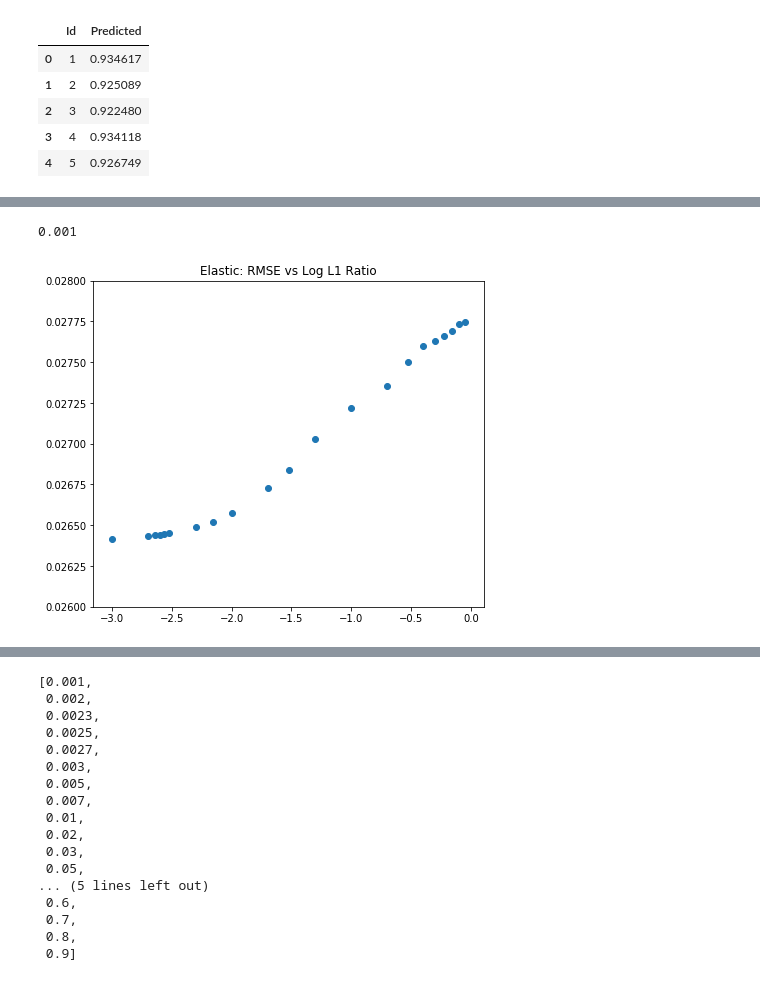
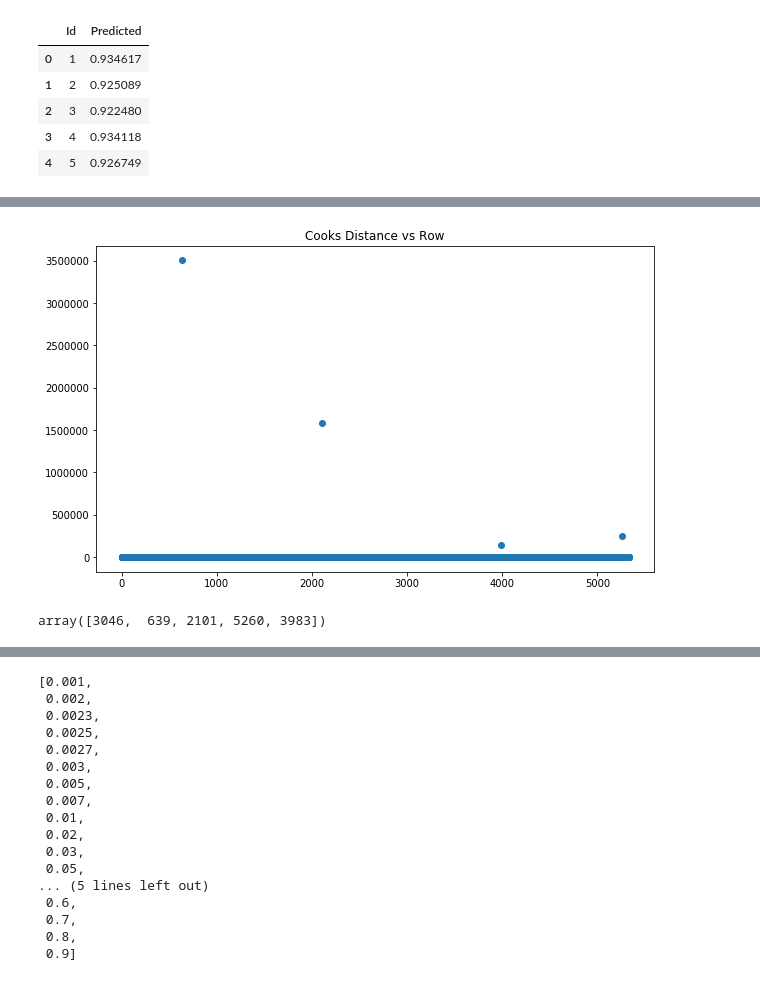
Before and after one commit to michaelkolor/cs181practicals, a Jupyter notebook: P1/code_mk.ipynb, the cells around one changed output, grey strips where cells are left out. Drawn from its saved outputs; the diff is of its cells as text; code cells hidden in the pictures.

Commit message:
removed_outliers

```diff
--- a/P1/code_mk.ipynb
+++ b/P1/code_mk.ipynb
@@ -387,6 +98,0 @@ results = sm.OLS(y_train, X_train).fit()
-# %%
-from statsmodels.stats.outliers_influence import OLSInfluence#.OLSInfluence.summary_frame
-
-#results = sm.OLS().fit(X_train, y_train)
-results.summary()
-cooks_data = OLSInfluence(results).summary_frame()
@@ -550,24 +98,0 @@ ax.legend();
-# %%
-# Note fix two lists of same name
-lambda_2 = lambdas[ridge_rmses.index(min(ridge_rmses))]
-lambda_1 = lambdas[lasso_rmses.index(min(lasso_rmses))]
-
-fig, ax = plt.subplots(1, 1, figsize=(7,6))
-
-elastic_rmses = []
-log_ratios = []
-
-for ele in alphs:
-    elastic_object = ElasticNetCV(l1_ratio = ele, alphas = [lambda_1,lambda_2], cv=kfold5)
-    elastic = elastic_object.fit(X_trains, y_trains)
-    elastic_rmses.append(scoreRMSE(elastic, X_trains, y_trains))
-    log_ratios.append(math.log10(ele))
-
-ax.set_ylim([0.026,0.028])
-ax.scatter(log_ratios, elastic_rmses)
-ax.set_title("Elastic: RMSE vs Log L1 Ratio");
-l1_r = 10 ** log_ratios[elastic_rmses.index(min(elastic_rmses))]
-l1_r
-# %% [output]
-0.001
-[figure, removed]
@@ -573,0 +115,19 @@ l1_r
+# %%
+fig, ax = plt.subplots(1,1, figsize=(10,6))
+
+
+ax.set_title("Cooks Distance vs Row")
+ax.scatter(cooks_data.index.values, cooks_data.cooks_d.values);
+
+fig.savefig("cooks_distance_pre.png")
+# %% [output]
+[figure, added]
+# %%
+#cooks_data.sort_values(by="cooks_d", ascending=False).cooks_d
+cooks_data = pd.read_csv("cooks_data.csv")
+c_data = cooks_data.sort_values(by="cooks_d", ascending=False).copy()
+
+# Found 5 outliers visually
+outliers = c_data.head(5)["cooks_d"]
+# %% [output]
+array([3046,  639, 2101, 5260, 3983])
```
Also changed, not shown: parts of 45 cells of this notebook, 6 other files.
